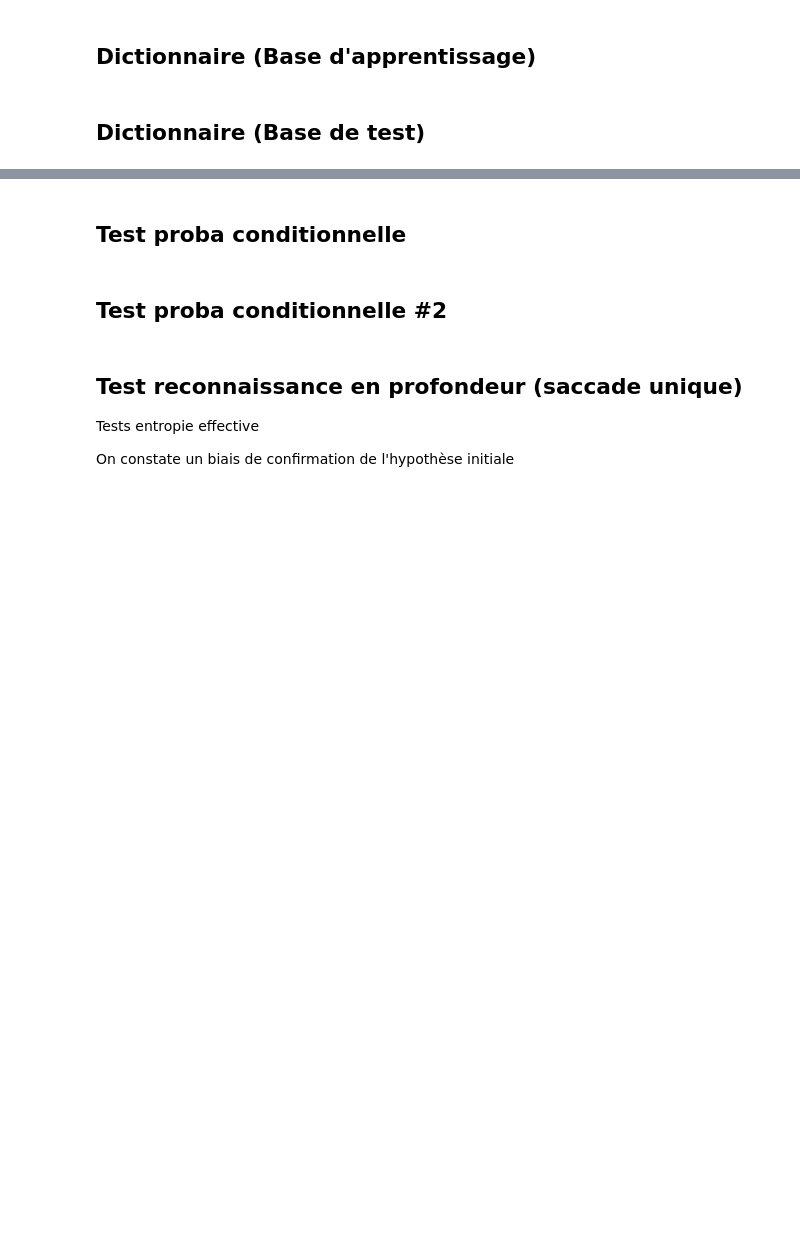
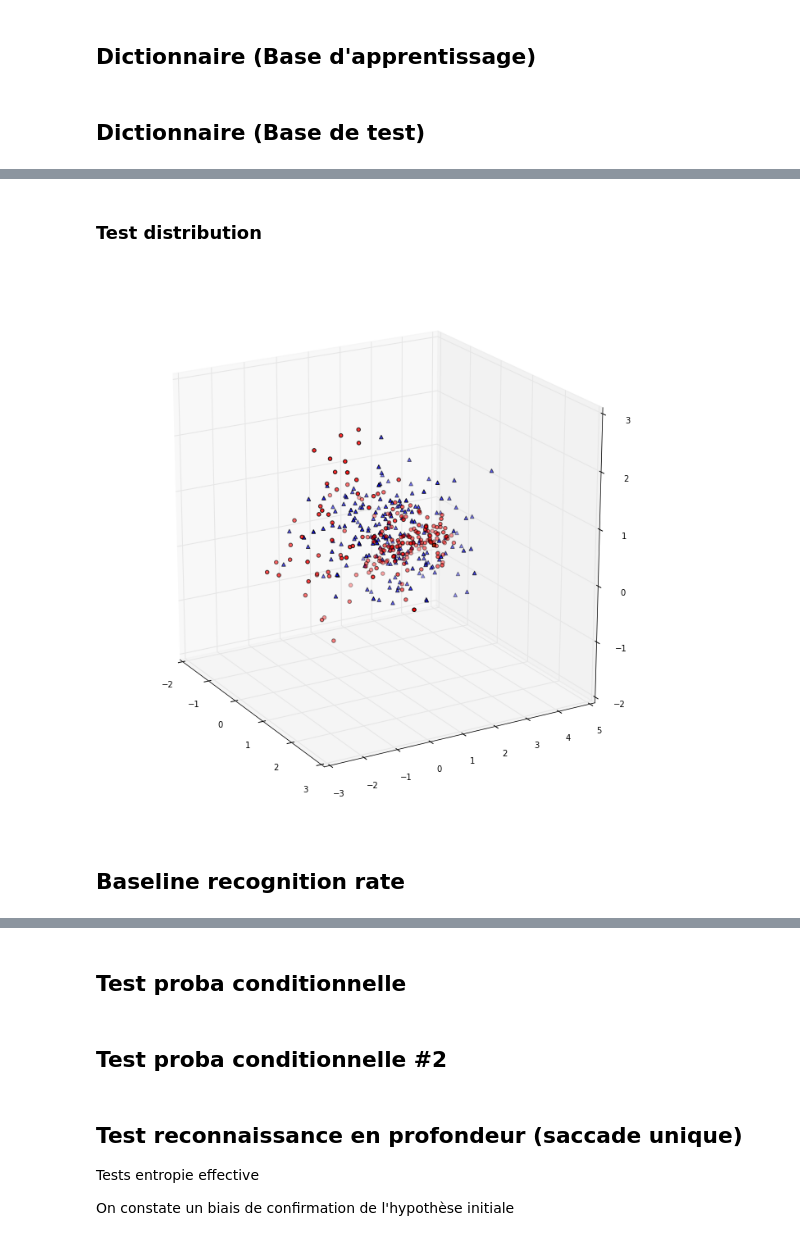
Before and after one commit to gdbmanu/ProjS8-git, a Jupyter notebook: mnist-waveimage-tests.ipynb, the cells around one changed output, grey strips where cells are left out. Drawn from its saved outputs; the diff is of its cells as text; code cells hidden in the pictures; blank space fills up the shorter version.

```diff
--- a/mnist-waveimage-tests.ipynb
+++ b/mnist-waveimage-tests.ipynb
@@ -193,0 +302,33 @@ for c in range(10):
+# %% [markdown]
+### Test distribution
+# %%
+fig = plt.figure(figsize = (12,12))
+ax = fig.add_subplot(111, projection='3d')
+
+c = 8
+h = 3
+u = (2,2)
+
+n = 200
+
+test2 = np.random.multivariate_normal(mu[c][h][u], Sigma[c][h][u] , n)
+#test2 = np.random.multivariate_normal(mu[(c,h,u)], Sig_test * 0 , n)
+#test2 = np.random.multivariate_normal(-mu[(c,h,u)], np.eye(3,3), n)
+ax.scatter(test2[:,0], test2[:,1], test2[:,2],c='b', marker = '^')
+
+#test3 = np.random.multivariate_normal(-mu[(c,h,u)], np.eye(3,3), n)
+#ax.scatter(test3[:,0], test3[:,1], test3[:,2],c='g', marker = 'd')
+
+index = np.arange(len(Data_train[c][h][u]))
+np.random.shuffle(index)
+test = np.array(Data_train[c][h][u])
+ax.scatter(test[index[:n],0], test[index[:n],1], test[index[:n],2],c='r', marker = 'o')
+
+v = Data_test[c][h][u][0]
+ax.scatter(v[0], v[1], v[2],c='g', marker = 's')
+
+ax.view_init(20, -30)
+# %% [output]
+[figure, added]
+# %% [markdown]
+## Baseline recognition rate
```
Also changed, not shown: parts of 101 cells of this notebook.
